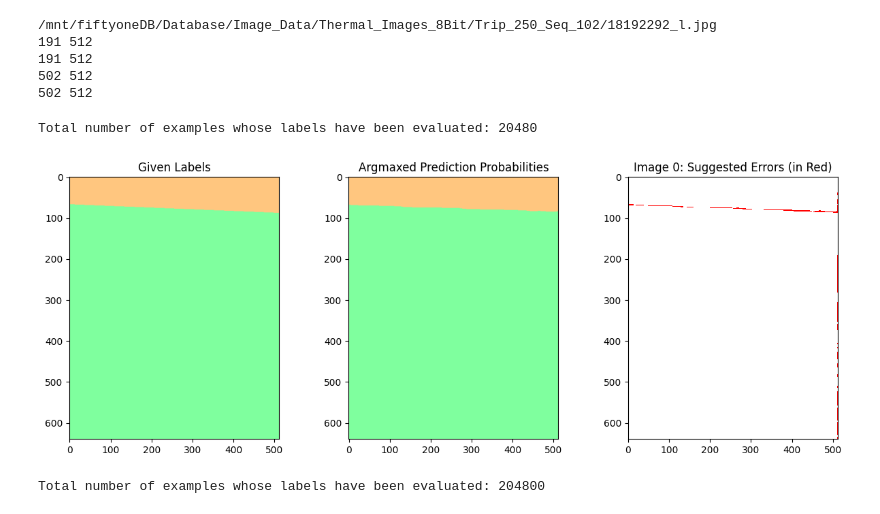
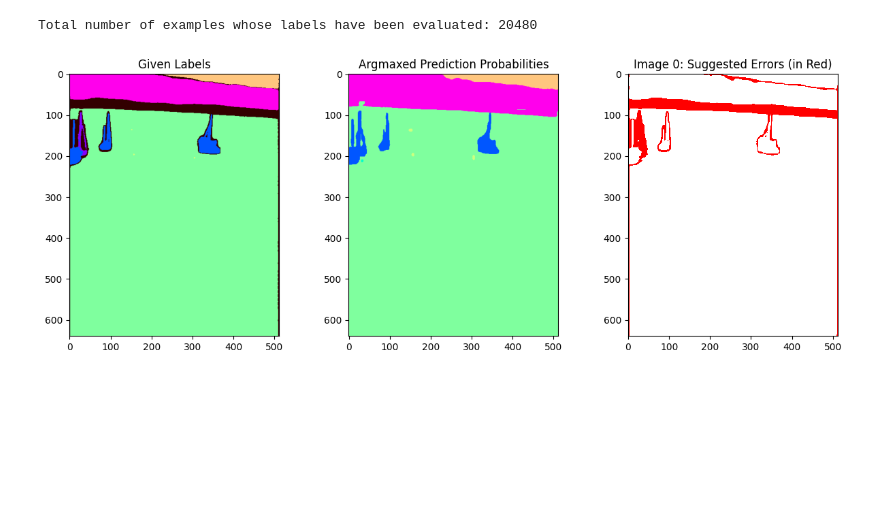
Before and after one commit to SEA-AI/seametrics, a Jupyter notebook: notebooks/LED_compute_softmin.ipynb, the cells around one changed output. Saved outputs shown, nothing was run; the diff lists cells and outputs as text; code cells hidden in the pictures; blank space fills up the shorter version.

```diff
--- a/notebooks/LED_compute_softmin.ipynb
+++ b/notebooks/LED_compute_softmin.ipynb
@@ -34,6 +33,6 @@ image_transform = A.Compose([
 dataset = fo.load_dataset(DATASET_NAME)
 # %%
 # dataset_view = dataset.match(F("filepath").ends_with(["17995902_r.jpg", "15616105_r.jpg", "23562072_r.jpg"])) #change this to be smaller than the entire dataset if you want to do a quick test
-dataset_view = dataset.match(F("filepath").ends_with(["23700627_l.jpg"])) #change this to be smaller than the entire dataset if you want to do a quick test
+dataset_view = dataset.match(F("filepath").ends_with(["1289076_l.jpg"])) #change this to be smaller than the entire dataset if you want to do a quick test
 
 # dataset_view = dataset.match(F("metadata.height")==640)
@@ -278,74 +215,9 @@ It took 1.9867851734161377 for 10
-# %%
-field_to_save = "softmin_errors"
-
-sample = dataset_view.first()
-
-image_filepath = sample.filepath
-print(image_filepath)
-# image = Image.open(image_filepath).convert('RGB')
-image = np.array(Image.open(image_filepath))
-image = cv2.cvtColor(image, cv2.COLOR_BGR2RGB)
-image = Image.fromarray(image)
-
-pixel_values = image_transform(image=np.array(image))["image"]
-pixel_values = np.moveaxis(pixel_values, -1, 0)
-pixel_values = torch.from_numpy(pixel_values).unsqueeze(0)
-
-with torch.no_grad():
-    outputs = model(pixel_values.to(DEVICE))
-
-
-class_queries_logits = outputs.class_queries_logits  # [batch_size, num_queries, num_classes+1]
-masks_queries_logits = outputs.masks_queries_logits  # [batch_size, num_queries, height, width]
-
-# Compute probabilities and remove the null class `[..., :-1]`
-masks_classes = class_queries_logits.softmax(dim=-1)[..., :-1]
-masks_probs = masks_queries_logits.sigmoid()  # [batch_size, num_queries, height, width]
-
-# Compute semantic segmentation probabilities of shape (batch_size, num_classes, height, width)
-pred_probs = torch.einsum("bqc, bqhw -> bchw", masks_classes, masks_probs)
-target_sizes=[image.size[::-1]]
-for idx in range(len(pred_probs)):
-    resized_probs = NNF.interpolate(
-        pred_probs[idx].unsqueeze(dim=0), size=target_sizes[idx], mode='bilinear', align_corners=False
-    )
-pred_probs_np = resized_probs.cpu().numpy()
-
-# ground_truth_label = create_image_mask(sample['ground_truth_det.detections'], image.size)
-image_size = (image.size[1], image.size[0])
-
-ground_truth_label = np.expand_dims(create_image_mask(sample['ground_truth_det.detections'], image_size), axis=0)
-
-issues = find_label_issues(ground_truth_label, pred_probs_np, downsample = 4, n_jobs=None, batch_size=1)
-image_scores, pixel_scores = get_label_quality_scores(labels=ground_truth_label, pred_probs=pred_probs_np)
-issues_from_score = issues_from_scores(image_scores, pixel_scores, threshold=0.5)
-
-issues_mask = np.squeeze(issues_from_score.astype(int))
-
-fo_annotations = softmin_output_to_fo_format(issues_mask)
-
-# Softmin_score ranges from 0 to 1, such that lower scores indicate images more likely to contain some mislabeled pixels.
-sample['softmin_score'] = round(image_scores[0],4)
-#save in the required field in fiftyone sample
-sample[field_to_save] = fo.Detections(detections=fo_annotations)
-sample.save()
-# %% [output]
-/mnt/fiftyoneDB/Database/Image_Data/Thermal_Images_8Bit/Trip_250_Seq_102/18192292_l.jpg
-191 512
-191 512
-502 512
-502 512
-Total number of examples whose labels have been evaluated: 20480
 # %%
-# issues = find_label_issues(ground_truth_labels_all_np, pred_probs_all_np, downsample = 4, n_jobs=None, batch_size=1)
-# image_scores, pixel_scores = get_label_quality_scores(labels=ground_truth_labels_all_np, pred_probs=pred_probs_all_np)
-# issues_from_score = issues_from_scores(image_scores, pixel_scores, threshold=0.5)
+issues = find_label_issues(ground_truth_labels_all_np, pred_probs_all_np, downsample = 4, n_jobs=None, batch_size=1)
+image_scores, pixel_scores = get_label_quality_scores(labels=ground_truth_labels_all_np, pred_probs=pred_probs_all_np)
+issues_from_score = issues_from_scores(image_scores, pixel_scores, threshold=0.5)
 
 display_issues(issues_from_score, labels=ground_truth_label, pred_probs=pred_probs_np, top=5)
 # %% [output]
+Total number of examples whose labels have been evaluated: 20480
-[figure, old version]
+[figure, new version]
-# %%
-issues = find_label_issues(ground_truth_labels_all_np, pred_probs_all_np, downsample = 4, n_jobs=None, batch_size=8)
-image_scores, pixel_scores = get_label_quality_scores(labels=ground_truth_labels_all_np, pred_probs=pred_probs_all_np)
-# %% [output]
-Total number of examples whose labels have been evaluated: 204800
```
Also changed, not shown: parts of 6 cells of this notebook, 1 other file.
